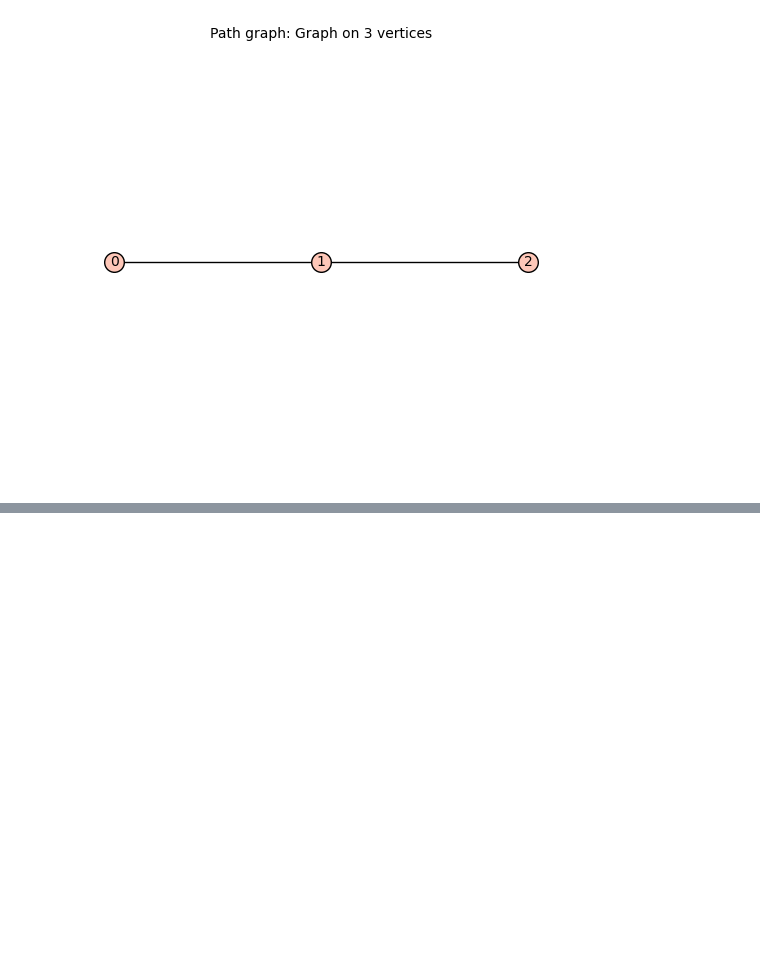
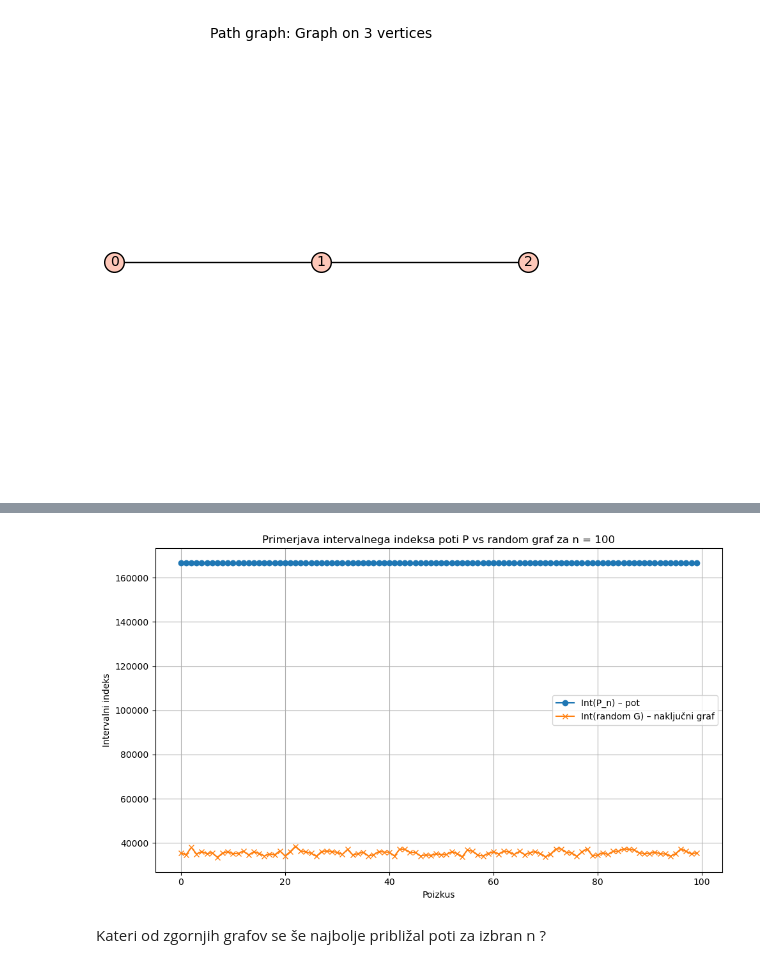
Before and after one commit to mm86903/Projektna-naloga---Interval-index, a Jupyter notebook: 1del.ipynb, the cells around one changed output, grey strips where cells are left out. Drawn from its saved outputs; the diff is of its cells as text; code cells hidden in the pictures; blank space fills up the shorter version.

```diff
--- a/1del.ipynb
+++ b/1del.ipynb
@@ -137,0 +266,23 @@ Mogoce se narisemo zdaj nekatere grafe
+# %%
+"""Prikaz poti vs random graf za n = 100"""
+
+x = range(len(df))
+Int_P = df["Int(P_n)"]
+Int_G = df["Int(random G)"]
+
+plt.figure(figsize=(10,6))
+
+plt.plot(x, Int_P, label="Int(P_n) – pot", marker='o')
+plt.plot(x, Int_G, label="Int(random G) – naključni graf", marker='x')
+
+plt.xlabel("Poizkus")
+plt.ylabel("Intervalni indeks")
+plt.title("Primerjava intervalnega indeksa poti P vs random graf za n = 100")
+
+plt.legend()
+plt.grid(True)
+plt.tight_layout()
+# %% [output]
+[figure, added]
+# %% [markdown]
+Kateri od zgornjih grafov se še najbolje približal poti za izbran n ?
```
Also changed, not shown: parts of 16 cells of this notebook, 1 other file.
